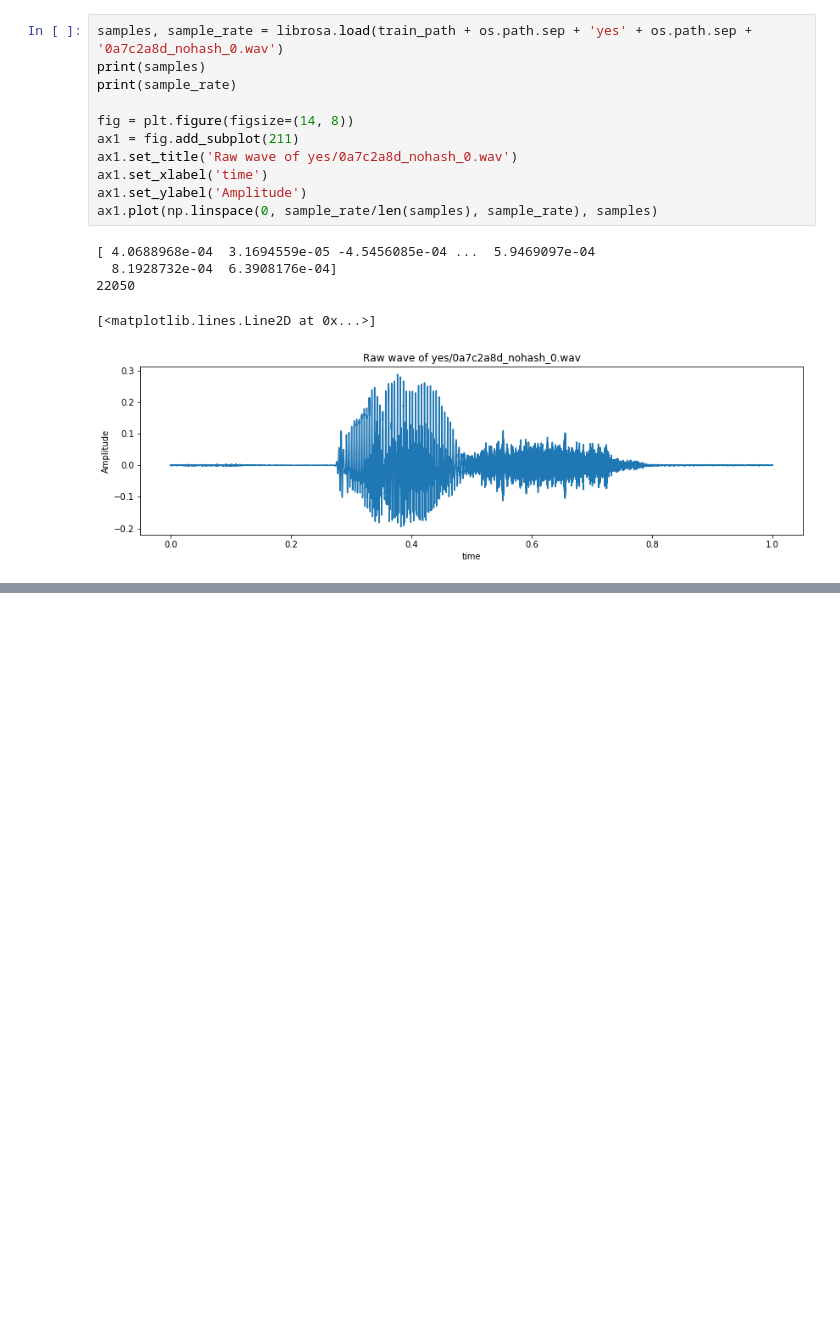
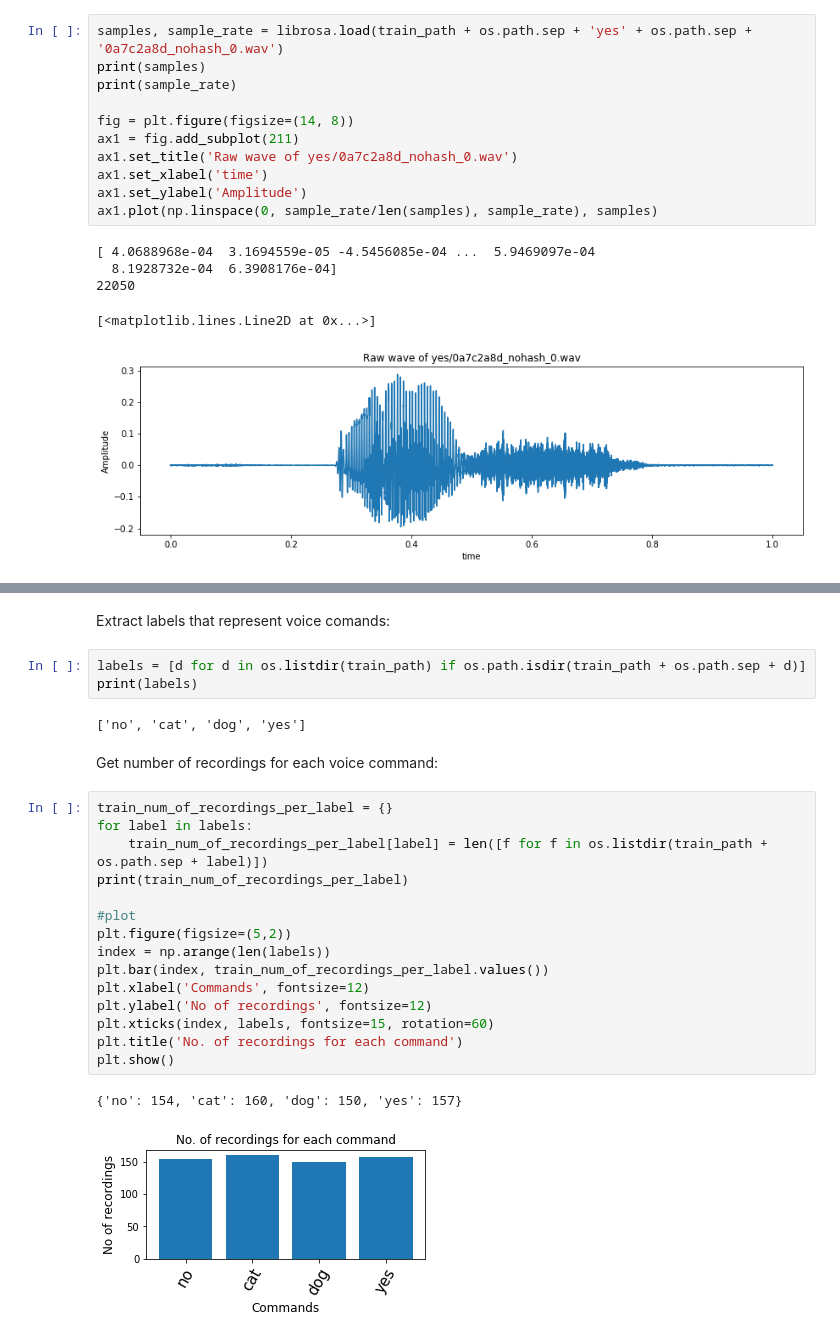
Before and after one commit to jana-jovicic/Speech-to-Text, a Jupyter notebook: speech_to_text.ipynb, the cells around one changed output, grey strips where cells are left out. Cells and saved outputs as stored; diff of their text form; blank space fills up the shorter version.

```diff
--- a/speech_to_text.ipynb
+++ b/speech_to_text.ipynb
@@ -46,0 +53,27 @@ ax1.plot(np.linspace(0, sample_rate/len(samples), sample_rate), samples)
+# %% [markdown]
+Extract labels that represent voice comands:
+# %%
+labels = [d for d in os.listdir(train_path) if os.path.isdir(train_path + os.path.sep + d)]
+print(labels)
+# %% [output]
+['no', 'cat', 'dog', 'yes']
+# %% [markdown]
+Get number of recordings for each voice command:
+# %%
+train_num_of_recordings_per_label = {}
+for label in labels:
+    train_num_of_recordings_per_label[label] = len([f for f in os.listdir(train_path + os.path.sep + label)])
+print(train_num_of_recordings_per_label)
+
+#plot
+plt.figure(figsize=(5,2))
+index = np.arange(len(labels))
+plt.bar(index, train_num_of_recordings_per_label.values())
+plt.xlabel('Commands', fontsize=12)
+plt.ylabel('No of recordings', fontsize=12)
+plt.xticks(index, labels, fontsize=15, rotation=60)
+plt.title('No. of recordings for each command')
+plt.show()
+# %% [output]
+{'no': 154, 'cat': 160, 'dog': 150, 'yes': 157}
+[figure, added]
```
Also changed, not shown: parts of 6 cells of this notebook.
